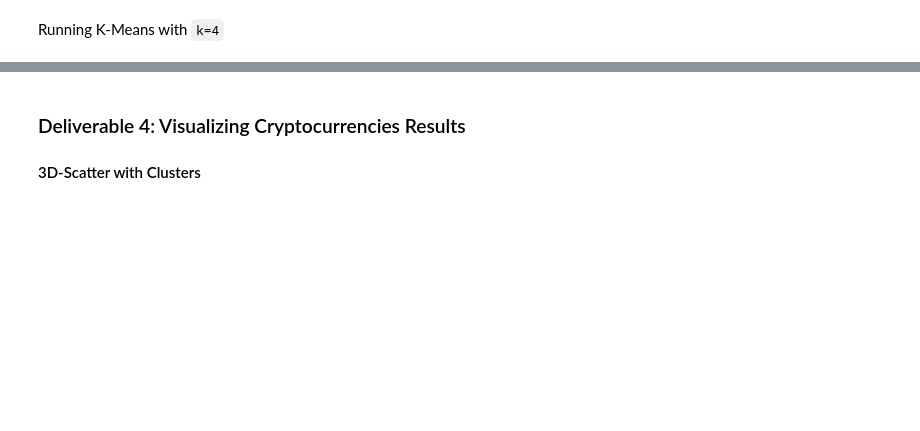
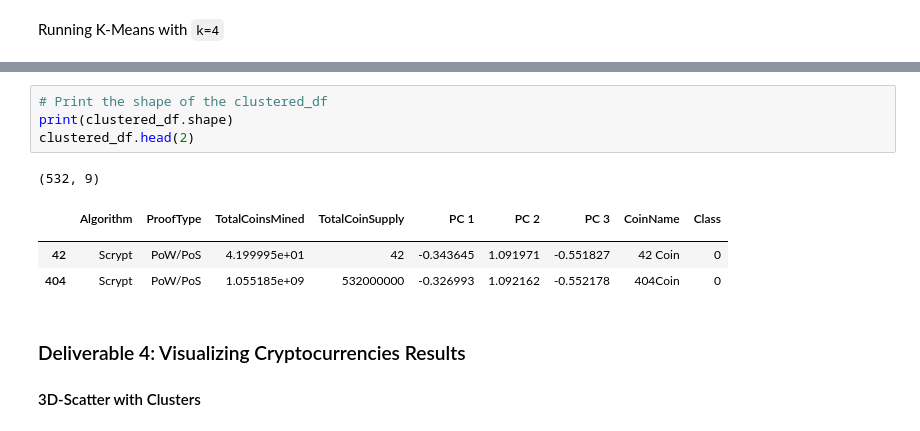
Before and after one commit to BiancaTaisePommerening/Cryptocurrencies, a Jupyter notebook: crypto_clustering.ipynb, the cells around one changed output, grey strips where cells are left out. Saved outputs shown, nothing was run; the diff lists cells and outputs as text; blank space fills up the shorter version.

```diff
--- a/crypto_clustering.ipynb
+++ b/crypto_clustering.ipynb
@@ -325,3 +366,13 @@ NameError: name 'clustered_df' is not defined
+# %%
+# Print the shape of the clustered_df
+print(clustered_df.shape)
+clustered_df.head(2)
+# %% [output]
+(532, 9)
+|  | Algorithm | ProofType | TotalCoinsMined | TotalCoinSupply | PC 1 | PC 2 | PC 3 | CoinName | Class |
+|  |  |  |  |  |  |  |  |  |  |
+| 42 | Scrypt | PoW/PoS | 4.199995e+01 | 42 | -0.343645 | 1.091971 | -0.551827 | 42 Coin | 0 |
+| 404 | Scrypt | PoW/PoS | 1.055185e+09 | 532000000 | -0.326993 | 1.092162 | -0.552178 | 404Coin | 0 |
 # %% [markdown]
 ### Deliverable 4: Visualizing Cryptocurrencies Results
 
```
Also changed, not shown: parts of 10 cells of this notebook.
